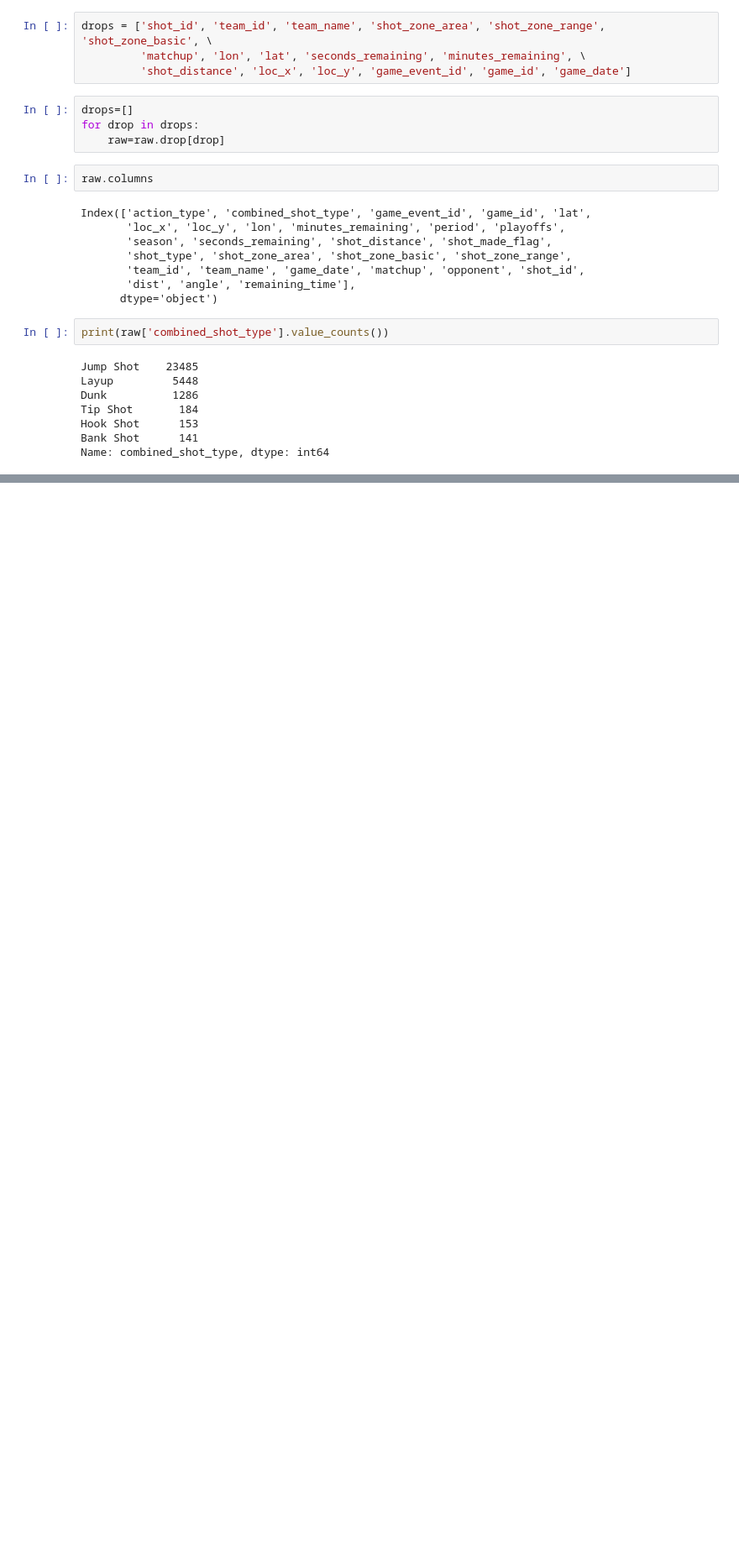
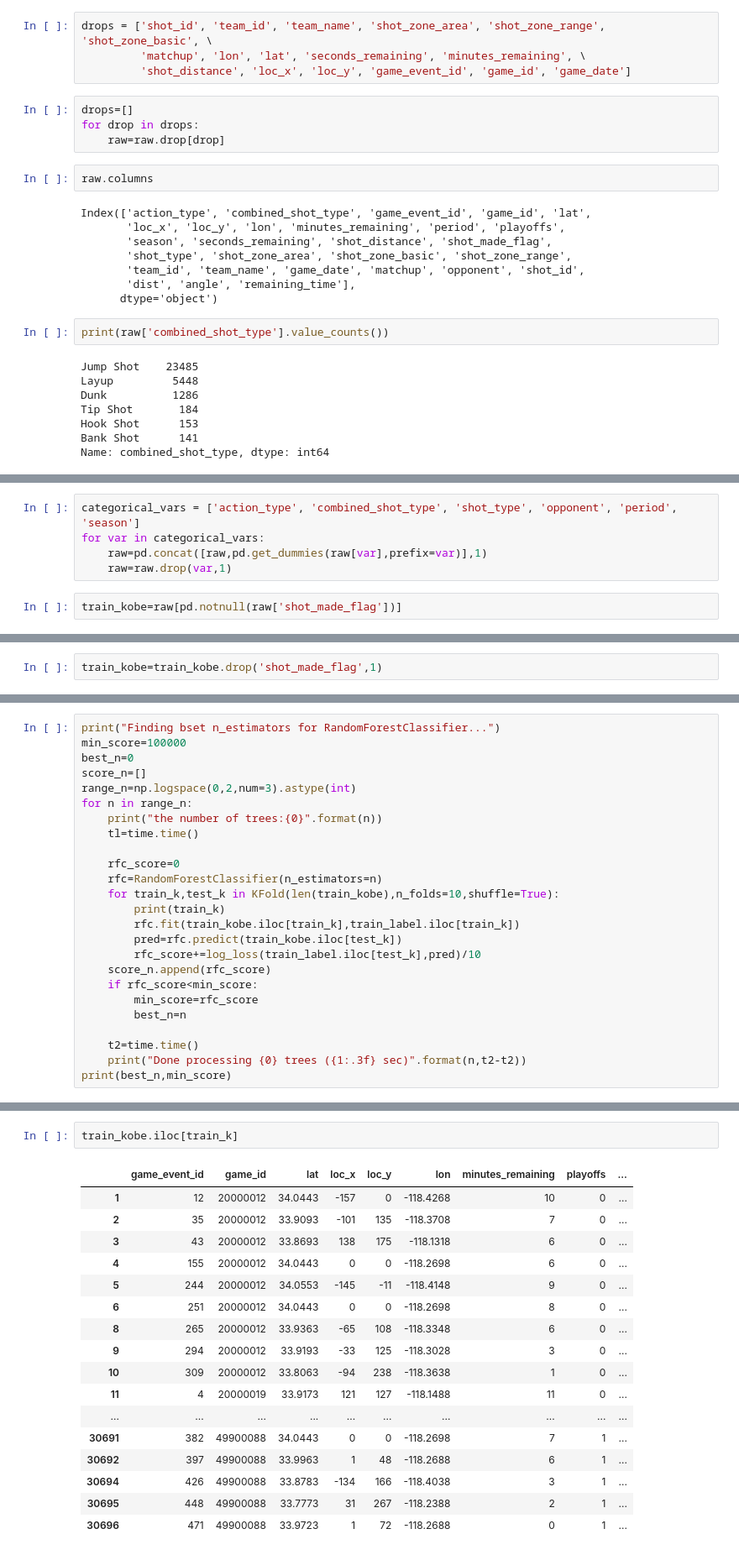
Before and after one commit to lixixi89055465/py_stu, a Jupyter notebook: tangyudi/科比数据集分析/stu_1.ipynb, the cells around one changed output, grey strips where cells are left out. Shown at 84% size. Saved outputs shown, nothing was run; the diff lists cells and outputs as text; blank space fills up the shorter version.

```diff
--- a/tangyudi/科比数据集分析/stu_1.ipynb
+++ b/tangyudi/科比数据集分析/stu_1.ipynb
@@ -306,0 +309,7 @@ pd.get_dummies(raw['combined_shot_type'],prefix='combined_shot_type')[0:2]
+# %%
+categorical_vars = ['action_type', 'combined_shot_type', 'shot_type', 'opponent', 'period', 'season']
+for var in categorical_vars:
+    raw=pd.concat([raw,pd.get_dummies(raw[var],prefix=var)],1)
+    raw=raw.drop(var,1)
+# %%
+train_kobe=raw[pd.notnull(raw['shot_made_flag'])]
@@ -306,0 +318,2 @@ pd.get_dummies(raw['combined_shot_type'],prefix='combined_shot_type')[0:2]
+# %%
+train_kobe=train_kobe.drop('shot_made_flag',1)
@@ -306,0 +332,25 @@ pd.get_dummies(raw['combined_shot_type'],prefix='combined_shot_type')[0:2]
+# %%
+print("Finding bset n_estimators for RandomForestClassifier...")
+min_score=100000
+best_n=0
+score_n=[]
+range_n=np.logspace(0,2,num=3).astype(int)
+for n in range_n:
+    print("the number of trees:{0}".format(n))
+    tl=time.time()
+
+    rfc_score=0
+    rfc=RandomForestClassifier(n_estimators=n)
+    for train_k,test_k in KFold(len(train_kobe),n_folds=10,shuffle=True):
+        print(train_k)
+        rfc.fit(train_kobe.iloc[train_k],train_label.iloc[train_k])
+        pred=rfc.predict(train_kobe.iloc[test_k])
+        rfc_score+=log_loss(train_label.iloc[test_k],pred)/10
+    score_n.append(rfc_score)
+    if rfc_score<min_score:
+        min_score=rfc_score
+        best_n=n
+
+    t2=time.time()
+    print("Done processing {0} trees ({1:.3f} sec)".format(n,t2-t2))
+print(best_n,min_score)
@@ -306,0 +362,20 @@ pd.get_dummies(raw['combined_shot_type'],prefix='combined_shot_type')[0:2]
+# %%
+train_kobe.iloc[train_k]
+# %% [output]
+|  | game_event_id | game_id | lat | loc_x | loc_y | lon | minutes_remaining | playoffs | ... |
+| 1 | 12 | 20000012 | 34.0443 | -157 | 0 | -118.4268 | 10 | 0 | ... |
+| 2 | 35 | 20000012 | 33.9093 | -101 | 135 | -118.3708 | 7 | 0 | ... |
+| 3 | 43 | 20000012 | 33.8693 | 138 | 175 | -118.1318 | 6 | 0 | ... |
+| 4 | 155 | 20000012 | 34.0443 | 0 | 0 | -118.2698 | 6 | 0 | ... |
+| 5 | 244 | 20000012 | 34.0553 | -145 | -11 | -118.4148 | 9 | 0 | ... |
+| 6 | 251 | 20000012 | 34.0443 | 0 | 0 | -118.2698 | 8 | 0 | ... |
+| 8 | 265 | 20000012 | 33.9363 | -65 | 108 | -118.3348 | 6 | 0 | ... |
+| 9 | 294 | 20000012 | 33.9193 | -33 | 125 | -118.3028 | 3 | 0 | ... |
+| 10 | 309 | 20000012 | 33.8063 | -94 | 238 | -118.3638 | 1 | 0 | ... |
+| 11 | 4 | 20000019 | 33.9173 | 121 | 127 | -118.1488 | 11 | 0 | ... |
+| ... | ... | ... | ... | ... | ... | ... | ... | ... | ... |
+| 30691 | 382 | 49900088 | 34.0443 | 0 | 0 | -118.2698 | 7 | 1 | ... |
+| 30692 | 397 | 49900088 | 33.9963 | 1 | 48 | -118.2688 | 6 | 1 | ... |
+| 30694 | 426 | 49900088 | 33.8783 | -134 | 166 | -118.4038 | 3 | 1 | ... |
+| 30695 | 448 | 49900088 | 33.7773 | 31 | 267 | -118.2388 | 2 | 1 | ... |
+| 30696 | 471 | 49900088 | 33.9723 | 1 | 72 | -118.2688 | 0 | 1 | ... |
```
Also changed, not shown: parts of 10 cells of this notebook, 1 other file.
